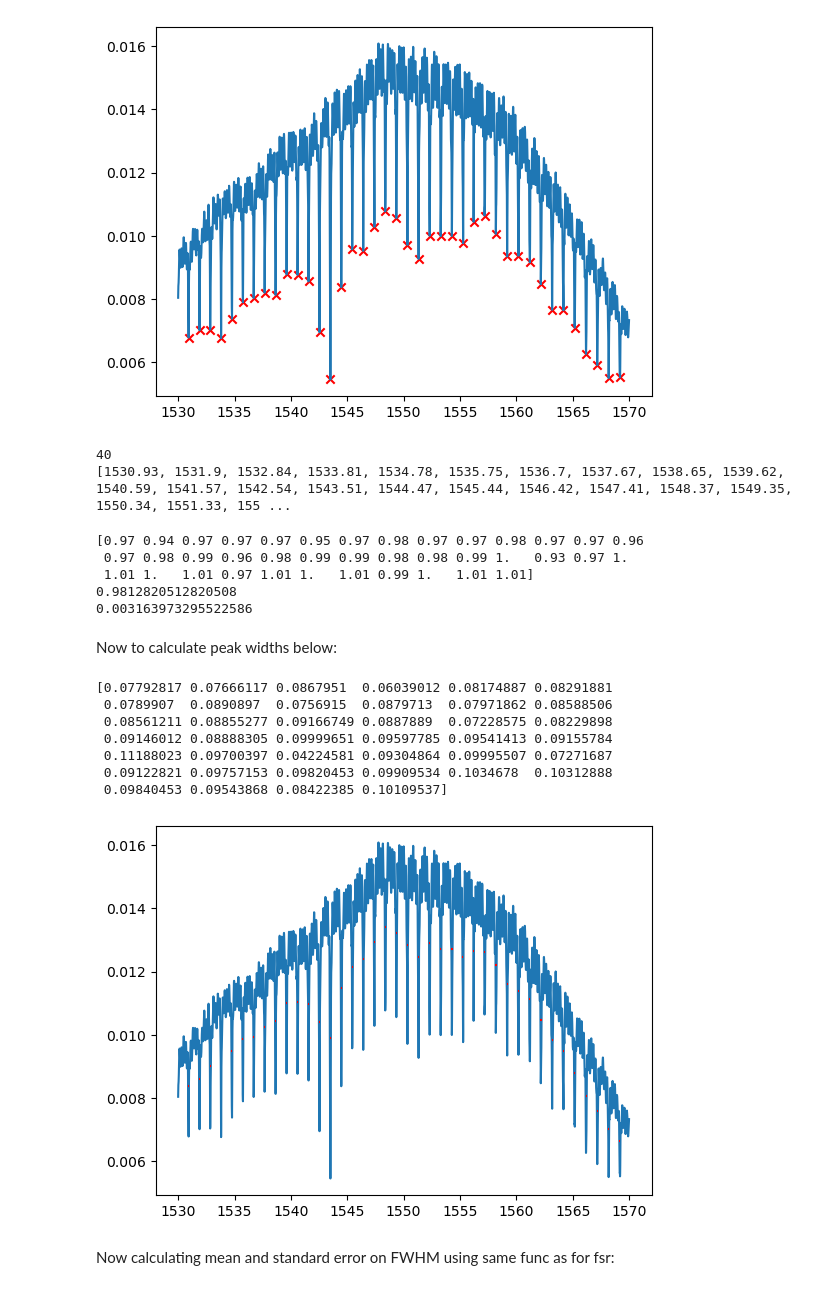
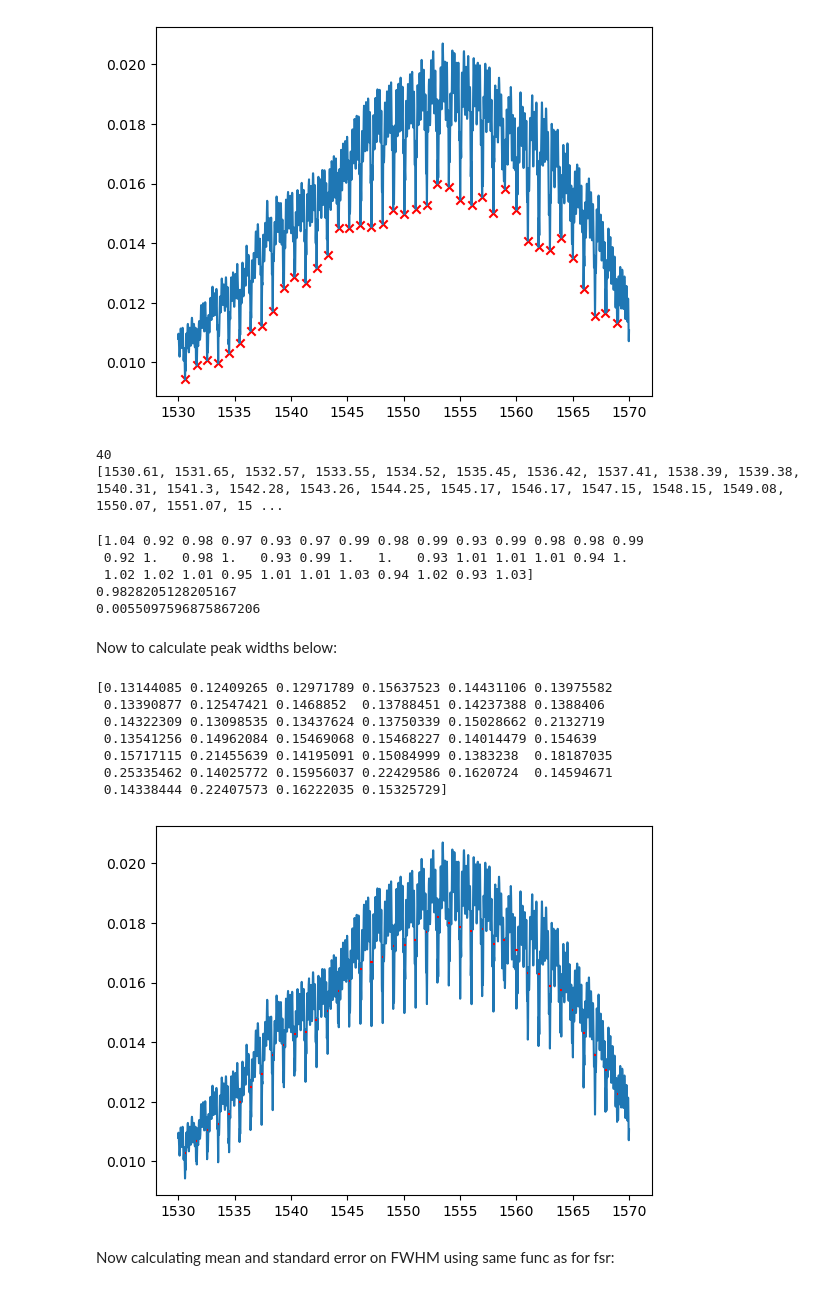
Before and after one commit to tdasanjh/team-chip-project, a Jupyter notebook: data_analysis/data_analysis_notebook_Q_factor.ipynb, the cells around one changed output. Saved outputs shown, nothing was run; the diff lists cells and outputs as text; code cells hidden in the pictures.

Commit message:
repeat Q factor data run for sg_rr_100_025 2023-12-11 14-23-14

```diff
--- a/data_analysis/data_analysis_notebook_Q_factor.ipynb
+++ b/data_analysis/data_analysis_notebook_Q_factor.ipynb
@@ -2,7 +2,7 @@
 import data_analysis_funcs as daf
 import matplotlib.pyplot as plt
 # %%
-data_analyse_file="sg_rr_100_030 2023-12-08 16-08-32.csv"
+data_analyse_file="sg_rr_100_025 2023-12-11 14-23-14.csv"
 wvlen_array,pow_array=daf.get_wavlen_and_pow_arrays(data_analyse_file)
 daf.plot_visualise(wvlen_array,pow_array, full_range=True)
 # %% [output]
@@ -28,19 +28,19 @@ print(power_peak_search)
 # %%
 wvlen_step_size=0.01
 approx_fsr=1
-promin_use=0.001
+promin_use=0.0015
 dist_use=(approx_fsr/2)/wvlen_step_size
 #dist_use=1
 peak_locs,n_peaks,peak_wavelens,peak_powers=daf.give_peak_locs(wvlen_step_size,approx_fsr,promin_use,dist_use,wvlen_peak_search,power_peak_search)
 plt.plot(wvlen_peak_search,power_peak_search)
 plt.scatter(peak_wavelens,peak_powers,color="red", marker="x")
 plt.show()
 print(n_peaks)#just added for check
 print(peak_wavelens)#check
 # %% [output]
-[figure, old version]
+[figure, new version]
 40
-[1530.93, 1531.9, 1532.84, 1533.81, 1534.78, 1535.75, 1536.7, 1537.67, 1538.65, 1539.62, 1540.59, 1541.57, 1542.54, 1543.51, 1544.47, 1545.44, 1546.42, 1547.41, 1548.37, 1549.35, 1550.34, 1551.33, 155 ...
+[1530.61, 1531.65, 1532.57, 1533.55, 1534.52, 1535.45, 1536.42, 1537.41, 1538.39, 1539.38, 1540.31, 1541.3, 1542.28, 1543.26, 1544.25, 1545.17, 1546.17, 1547.15, 1548.15, 1549.08, 1550.07, 1551.07, 15 ...
 # %%
 fsr_values=daf.calc_fsrs(peak_wavelens)
 fsr_mean,fsr_error=daf.fsr_avg_and_error(fsr_values)
@@ -48,11 +48,11 @@ print(fsr_values)
 print(fsr_mean)
 print(fsr_error)
 # %% [output]
-[0.97 0.94 0.97 0.97 0.97 0.95 0.97 0.98 0.97 0.97 0.98 0.97 0.97 0.96
- 0.97 0.98 0.99 0.96 0.98 0.99 0.99 0.98 0.98 0.99 1.   0.93 0.97 1.
- 1.01 1.   1.01 0.97 1.01 1.   1.01 0.99 1.   1.01 1.01]
-0.9812820512820508
-0.003163973295522586
+[1.04 0.92 0.98 0.97 0.93 0.97 0.99 0.98 0.99 0.93 0.99 0.98 0.98 0.99
+ 0.92 1.   0.98 1.   0.93 0.99 1.   1.   0.93 1.01 1.01 1.01 0.94 1.
+ 1.02 1.02 1.01 0.95 1.01 1.01 1.03 0.94 1.02 0.93 1.03]
+0.9828205128205167
+0.0055097596875867206
 # %% [markdown]
 Now to calculate peak widths below:
 # %%
@@ -64,14 +64,14 @@ peak_width_lefts=peak_width_data[2]
 peak_width_rights=peak_width_data[3]
 daf.plot_lines_FWHM(peak_width_heights,peak_width_lefts,peak_width_rights,wvlen_peak_search,power_peak_search)
 # %% [output]
-[0.07792817 0.07666117 0.0867951  0.06039012 0.08174887 0.08291881
- 0.0789907  0.0890897  0.0756915  0.0879713  0.07971862 0.08588506
- 0.08561211 0.08855277 0.09166749 0.0887889  0.07228575 0.08229898
- 0.09146012 0.08888305 0.09999651 0.09597785 0.09541413 0.09155784
- 0.11188023 0.09700397 0.04224581 0.09304864 0.09995507 0.07271687
- 0.09122821 0.09757153 0.09820453 0.09909534 0.1034678  0.10312888
- 0.09840453 0.09543868 0.08422385 0.10109537]
+[0.13144085 0.12409265 0.12971789 0.15637523 0.14431106 0.13975582
+ 0.13390877 0.12547421 0.1468852  0.13788451 0.14237388 0.1388406
+ 0.14322309 0.13098535 0.13437624 0.13750339 0.15028662 0.2132719
+ 0.13541256 0.14962084 0.15469068 0.15468227 0.14014479 0.154639
+ 0.15717115 0.21455639 0.14195091 0.15084999 0.1383238  0.18187035
+ 0.25335462 0.14025772 0.15956037 0.22429586 0.1620724  0.14594671
+ 0.14338444 0.22407573 0.16222035 0.15325729]
-[figure, old version]
+[figure, new version]
 # %% [markdown]
 Now calculating mean and standard error on FWHM using same func as for fsr:
 # %%
```
Also changed, not shown: parts of 5 cells of this notebook, 1 other file.
